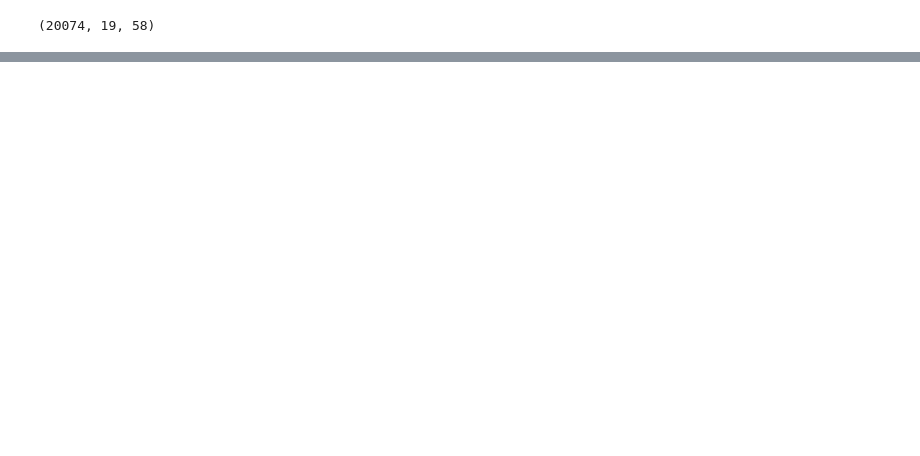
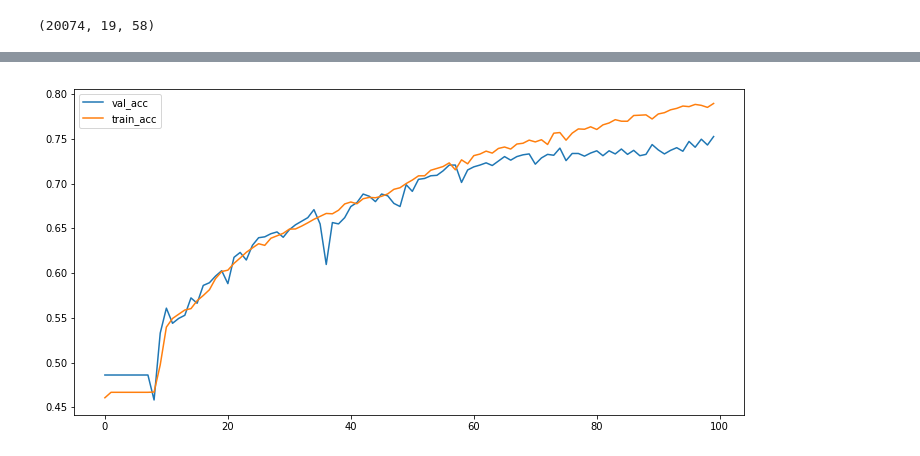
Before and after one commit to pilipolio/python-ml-notebooks, a Jupyter notebook: RNN-LSTM/Nationality of surnames by RNN.ipynb, the cells around one changed output, grey strips where cells are left out. Cells and saved outputs as stored; diff of their text form; code cells hidden in the pictures; blank space fills up the shorter version.

```diff
--- a/RNN-LSTM/Nationality of surnames by RNN.ipynb
+++ b/RNN-LSTM/Nationality of surnames by RNN.ipynb
@@ -80,7 +91,12 @@ name_nations = name_nations\
     .assign(nation=lambda df: df.nation.astype('category'))\
     .assign(y=lambda df: df.nation.cat.codes
 )
-name_nations.nation.cat.categories
+
+print(name_nations.nation.cat.categories)
+
+name_nations = name_nations.sample(n=name_nations.shape[0])
+
+name_nations.head(10)
 # %% [output]
 Index(['Arabic', 'Chinese', 'Czech', 'Dutch', 'English', 'French', 'German',
        'Greek', 'Irish', 'Italian', 'Japanese', 'Korean', 'Polish',
@@ -152,5 +175,5 @@ print(targets[:3])
 # %%
-from keras.layers.recurrent import LSTM
+from keras.layers.recurrent import LSTM, SimpleRNN
 from keras.models import Sequential
 from keras.layers import Dense, Activation
 from keras.optimizers import Adam
@@ -158,9 +181,14 @@ from keras.optimizers import Adam
 num_hidden = 128
 
 model = Sequential()
-model.add(LSTM(num_hidden, input_shape=(max_name_length, n_letters + 1), activation='sigmoid', inner_activation='hard_sigmoid'))
+model.add(
+    SimpleRNN(num_hidden, input_shape=(max_name_length, n_letters + 1),
+         activation='sigmoid'))
+
 model.add(Dense(n_categories))
+
 model.add(Activation('softmax'))
+
 optimizer = Adam(lr=0.005)
 model.compile(optimizer=optimizer,
               loss='categorical_crossentropy',
@@ -169,3 +211,4 @@ model.summary()
 # %%
-model.fit(training_seqs, targets, batch_size=500, nb_epoch=10, verbose=2)
+fit_logs = model.fit(
+    training_seqs, targets, batch_size=128, epochs=100, verbose=2, validation_split=.1)
 # %% [output]
@@ -192 +232,12 @@ Epoch 10/10
 <keras.callbacks.History at 0x...>
+# %%
+import matplotlib.pyplot as plt
+%matplotlib inline
+
+
+plt.figure(figsize=(12, 6))
+plt.plot(fit_logs.history['val_acc'], label='val_acc')
+plt.plot(fit_logs.history['acc'], label='train_acc')
+plt.legend();
+# %% [output]
+[figure, added]
```
Also changed, not shown: parts of 18 cells of this notebook.
